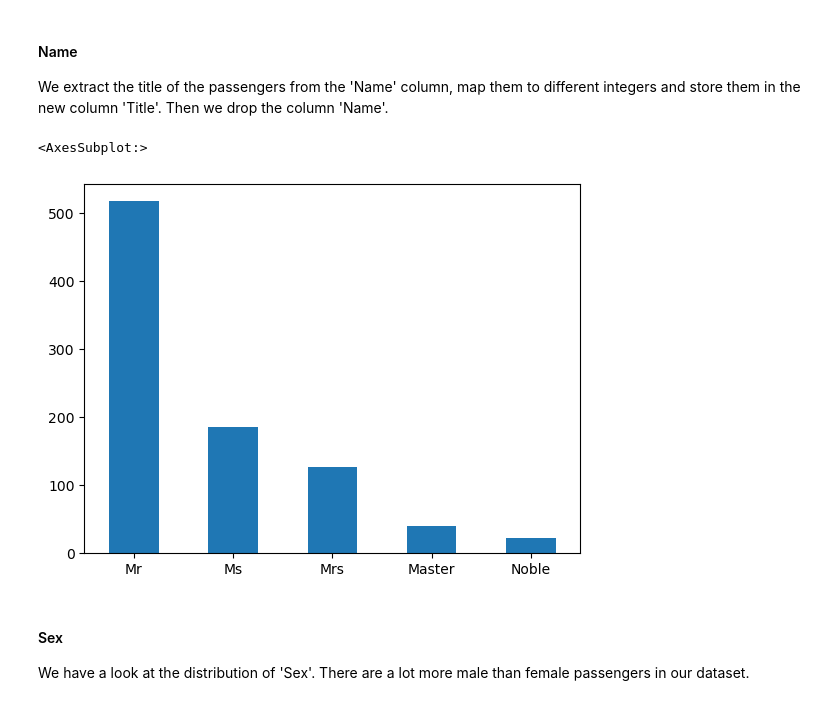
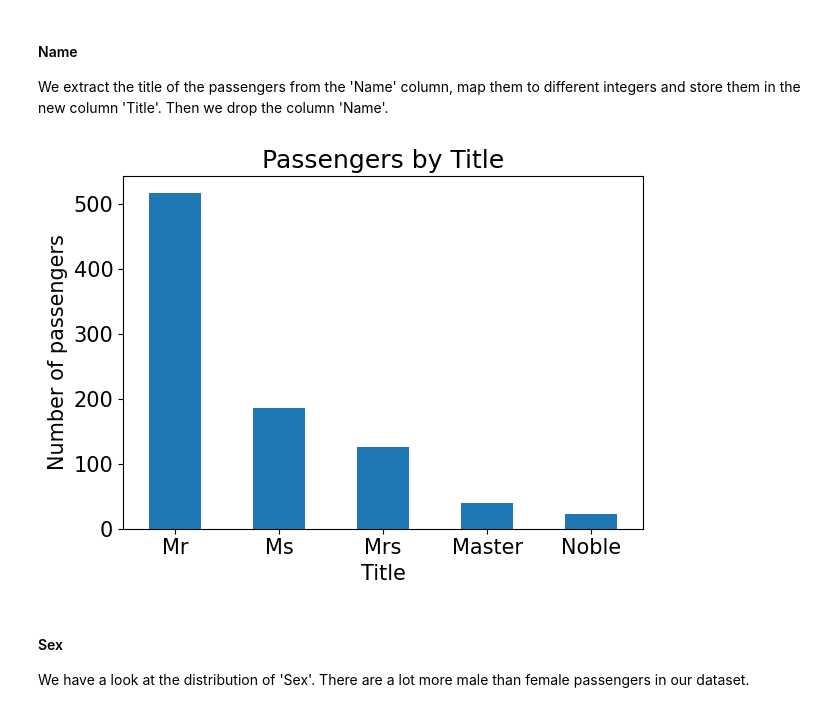
Before and after one commit to mariusjb/dm1-titanic, a Jupyter notebook: preprocessing.ipynb, the cells around one changed output. Saved outputs shown, nothing was run; the diff lists cells and outputs as text; code cells hidden in the pictures.

```diff
--- a/preprocessing.ipynb
+++ b/preprocessing.ipynb
@@ -90,0 +122,20 @@ dtype: int64
+# %%
+# Passengers by Class and Survival
+Surv_0 = df.groupby(['Pclass', 'Survived']).count()['Sex'].loc[:,0]
+Surv_1 = df.groupby(['Pclass', 'Survived']).count()['Sex'].loc[:,1]
+
+#plt.figure(figsize=(6,4))
+plt.rc('font', size=15)
+plt.xlabel('Ticket Class')
+plt.ylabel('Number of passengers')
+plt.title('Passengers by Ticket Class and Survival')
+plt.xticks(np.arange(3), ('1st', '2nd', '3rd'))
+plt.bar(np.arange(3), Surv_0, color = 'tab:blue')
+plt.bar(np.arange(3), Surv_1, color = 'tab:green', bottom = Surv_0)
+plt.legend( ('Survived = No', 'Survived = Yes'), loc = 2 )
+plt.text(-0.25, 140,'62.96%')
+plt.text(0.75, 130,'47.28%')
+plt.text(1.77, 420,'24.24%')
+plt.tight_layout()
+#plt.savefig("figures\\pclass_survived_distribution.jpg")
+#plt.savefig("figures_for_presentation\\pclass_survived_distribution.jpg")
@@ -90,0 +144,11 @@ dtype: int64
+# %%
+# Survival Rates by Ticket Class
+survival_rate = Surv_1 / (Surv_0 + Surv_1)
+print(survival_rate)
+
+plt.rc('font', size=15)
+plt.xlabel('Ticket Class')
+plt.ylabel('Survival Rate')
+plt.title('Survival Rate by Ticket Class')
+plt.xticks(np.arange(3), ('1st', '2nd', '3rd'))
+plt.scatter(np.arange(3), survival_rate)
@@ -115,10 +187,19 @@ df.loc[df['Title'] == "None", 'Title'] = 'Ms'
 # drop the name column
 df.drop("Name", inplace=True, axis=1)
 # %%
+# Passengers by title
+#plt.figure(figsize=(6,4))
+plt.rc('font', size=15)
 df['Title'].value_counts().plot(kind='bar', rot = 0)
+plt.title('Passengers by Title')
+plt.xlabel('Title')
+plt.ylabel('Number of passengers')
+plt.tight_layout()
+
+#plt.savefig("figures\\title_distribution.jpg")
+#plt.savefig("figures_for_presentation\\title_distribution.jpg")
 # %% [output]
-<AxesSubplot:>
-[figure, old version]
+[figure, new version]
 # %% [markdown]
 #### Sex
 We have a look at the distribution of 'Sex'. There are a lot more male than female passengers in our dataset.
```
Also changed, not shown: parts of 64 cells of this notebook, 14 other files.
